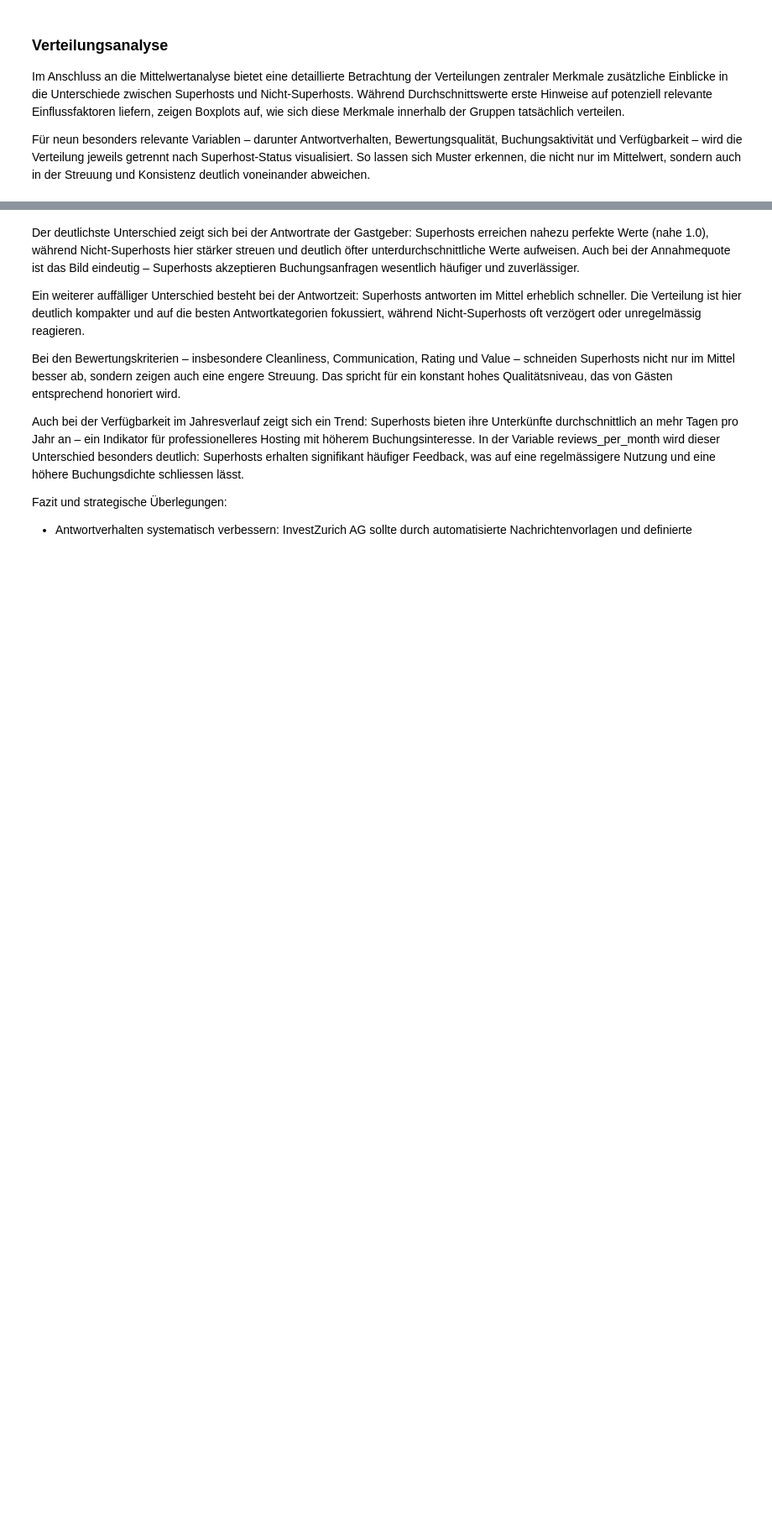
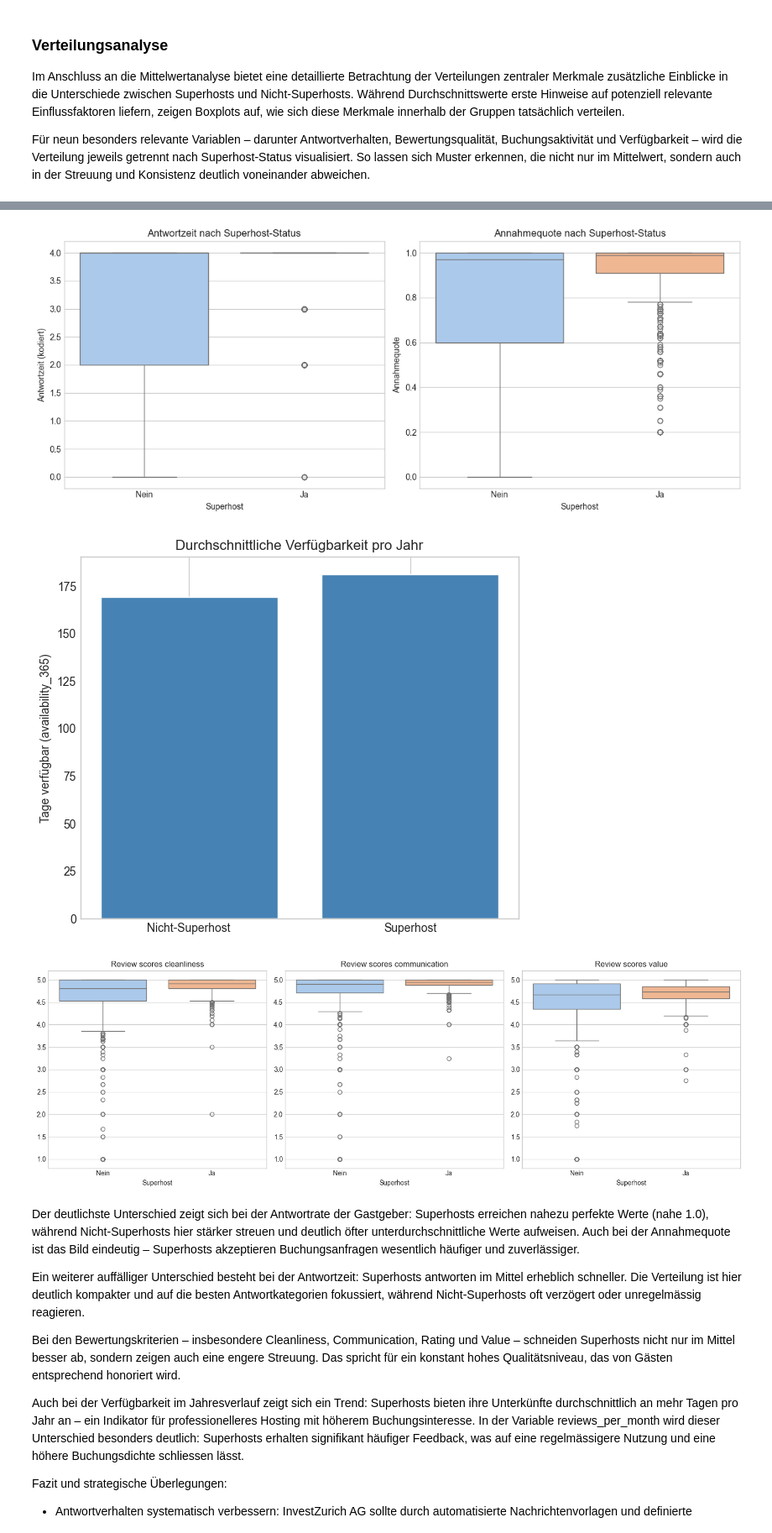
Before and after one commit to callmemarcleo/BINA, a Jupyter notebook: Final_Report.ipynb, the cells around one changed output, grey strips where cells are left out. Shown at 84% size. Cells and saved outputs as stored; diff of their text form; code cells hidden in the pictures; blank space fills up the shorter version.

```diff
--- a/Final_Report.ipynb
+++ b/Final_Report.ipynb
@@ -1709,41 +1709,89 @@ Im Anschluss an die Mittelwertanalyse bietet eine detaillierte Betrachtung der V
 
 Für neun besonders relevante Variablen – darunter Antwortverhalten, Bewertungsqualität, Buchungsaktivität und Verfügbarkeit – wird die Verteilung jeweils getrennt nach Superhost-Status visualisiert. So lassen sich Muster erkennen, die nicht nur im Mittelwert, sondern auch in der Streuung und Konsistenz deutlich voneinander abweichen.
 # %%
-import matplotlib.pyplot as plt
-import seaborn as sns
-
-features = [
+    features = [
     'host_response_time', 'host_response_rate', 'host_acceptance_rate_percent',
     'review_scores_rating', 'review_scores_cleanliness', 'review_scores_communication',
     'review_scores_value', 'availability_365', 'reviews_per_month'
 ]
 
 # Plot-Layout automatisch berechnen
 n_cols = 3
 n_rows = -(-len(features) // n_cols)  # Aufrunden
 
 plt.figure(figsize=(5 * n_cols, 4 * n_rows))
 
 for i, feature in enumerate(features):
     plt.subplot(n_rows, n_cols, i + 1)
     sns.boxplot(
     x='host_is_superhost',
     y=feature,
     data=listings_df,
     hue='host_is_superhost',
     palette='pastel',
     legend=False
 )
 
     plt.title(feature.replace('_', ' ').capitalize())
     plt.xlabel("Superhost")
     plt.ylabel("")  # optional für kompaktere Darstellung
     plt.xticks([0, 1], ['Nein', 'Ja'])
 
 plt.tight_layout()
 plt.show()
+
+# Sicherstellen, dass 'grouped_stats' verfügbar ist (für fig91)
+grouped_stats = listings_df.groupby('host_is_superhost', as_index=False).mean(numeric_only=True)
+grouped_stats.set_index('host_is_superhost', inplace=True)
+
+fig90, axes = plt.subplots(1, 2, figsize=(12, 5))
+
+sns.boxplot(x='host_is_superhost', y='host_response_time', data=listings_df,
+            hue='host_is_superhost', palette='pastel', legend=False, ax=axes[0])
+axes[0].set_title("Antwortzeit nach Superhost-Status")
+axes[0].set_xlabel("Superhost")
+axes[0].set_ylabel("Antwortzeit (kodiert)")
+axes[0].set_xticks([0, 1])
+axes[0].set_xticklabels(['Nein', 'Ja'])
+
+sns.boxplot(x='host_is_superhost', y='host_acceptance_rate_percent', data=listings_df,
+            hue='host_is_superhost', palette='pastel', legend=False, ax=axes[1])
+axes[1].set_title("Annahmequote nach Superhost-Status")
+axes[1].set_xlabel("Superhost")
+axes[1].set_ylabel("Annahmequote")
+axes[1].set_xticks([0, 1])
+axes[1].set_xticklabels(['Nein', 'Ja'])
+
+plt.tight_layout()
+
+fig91, ax91 = plt.subplots(figsize=(6, 5))
+
+availability = grouped_stats['availability_365']
+ax91.bar(['Nicht-Superhost', 'Superhost'], availability, color='steelblue')
+ax91.set_title("Durchschnittliche Verfügbarkeit pro Jahr")
+ax91.set_ylabel("Tage verfügbar (availability_365)")
+ax91.grid(axis='y')
+
+plt.tight_layout()
+
+features = ['review_scores_cleanliness', 'review_scores_communication', 'review_scores_value']
+fig92, axes3 = plt.subplots(1, 3, figsize=(15, 5))
+
+for i, feature in enumerate(features):
+    sns.boxplot(x='host_is_superhost', y=feature, data=listings_df,
+                hue='host_is_superhost', palette='pastel', legend=False, ax=axes3[i])
+    axes3[i].set_title(feature.replace('_', ' ').capitalize())
+    axes3[i].set_xlabel("Superhost")
+    axes3[i].set_ylabel("")
+    axes3[i].set_xticks([0, 1])
+    axes3[i].set_xticklabels(['Nein', 'Ja'])
+
+plt.tight_layout()
 # %% [output]
 [figure]
+[figure, added]
+[figure, added]
+[figure, added]
 # %% [markdown]
 Der deutlichste Unterschied zeigt sich bei der Antwortrate der Gastgeber: Superhosts erreichen nahezu perfekte Werte (nahe 1.0), während Nicht-Superhosts hier stärker streuen und deutlich öfter unterdurchschnittliche Werte aufweisen. Auch bei der Annahmequote ist das Bild eindeutig – Superhosts akzeptieren Buchungsanfragen wesentlich häufiger und zuverlässiger.
 
```
Also changed, not shown: parts of 4 cells of this notebook.
